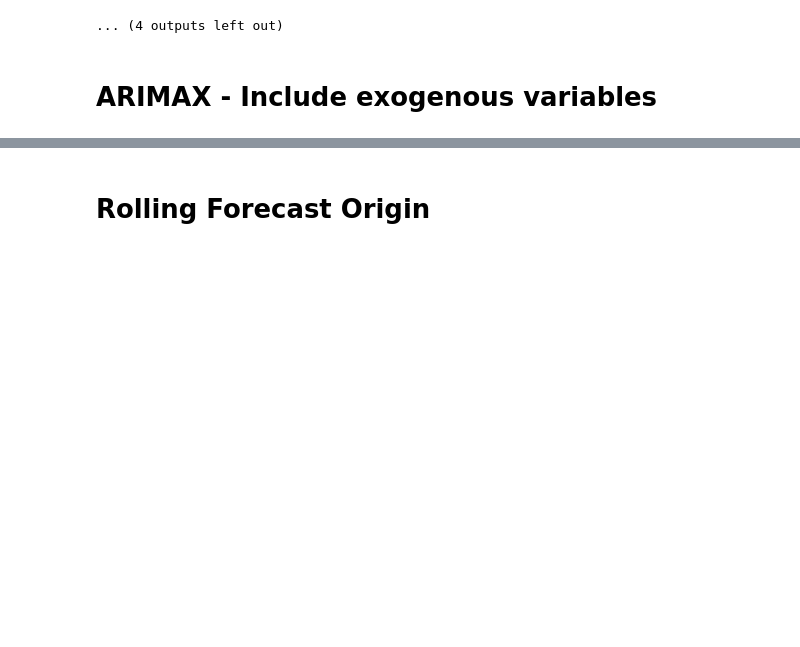
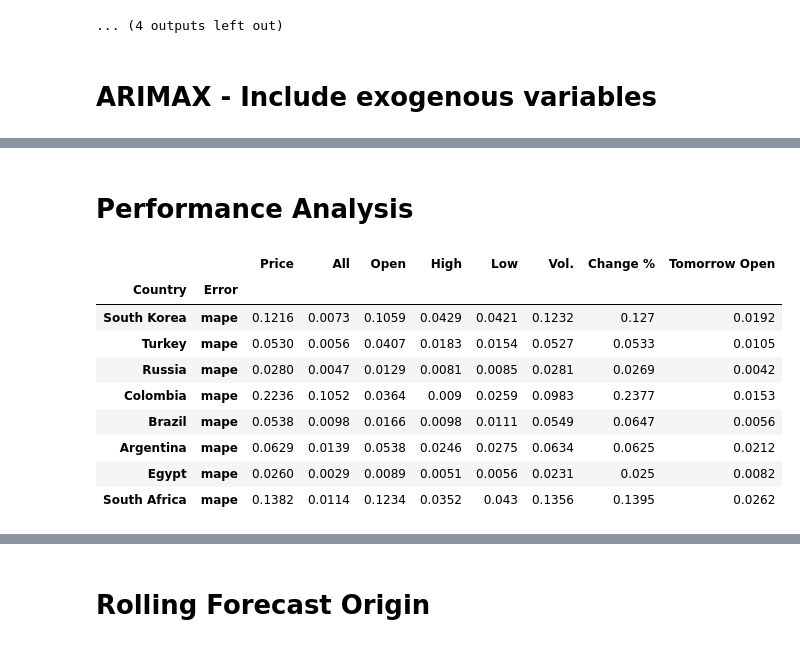
Before and after one commit to Ilvecho/Value-Investor, a Jupyter notebook: Project_5.ipynb, the cells around one changed output, grey strips where cells are left out. Drawn from its saved outputs; the diff is of its cells as text; code cells hidden in the pictures; blank space fills up the shorter version.

Commit message:
All exo variables + performance plot and analysis

```diff
--- a/Project_5.ipynb
+++ b/Project_5.ipynb
@@ -498,3 +499,21 @@ with open('/content/gdrive/MyDrive/P5_files/performance.pkl', 'wb') as handle:
 # %%
 with open('/content/gdrive/MyDrive/P5_files/trained_SARIMAX.pkl', 'wb') as handle:
   pickle.dump(arimax_models, handle)
+# %% [markdown]
+# Performance Analysis
+# %%
+with open('/content/gdrive/MyDrive/P5_files/performance.pkl', 'rb') as handle:
+  performance = pickle.load(handle)
+# %%
+performance.loc[performance.index.get_level_values('Error') =='mape']
+# %% [output]
+|  |  | Price | All | Open | High | Low | Vol. | Change % | Tomorrow Open |
+| Country | Error |  |  |  |  |  |  |  |  |
+| South Korea | mape | 0.1216 | 0.0073 | 0.1059 | 0.0429 | 0.0421 | 0.1232 | 0.127 | 0.0192 |
+| Turkey | mape | 0.0530 | 0.0056 | 0.0407 | 0.0183 | 0.0154 | 0.0527 | 0.0533 | 0.0105 |
+| Russia | mape | 0.0280 | 0.0047 | 0.0129 | 0.0081 | 0.0085 | 0.0281 | 0.0269 | 0.0042 |
+| Colombia | mape | 0.2236 | 0.1052 | 0.0364 | 0.009 | 0.0259 | 0.0983 | 0.2377 | 0.0153 |
+| Brazil | mape | 0.0538 | 0.0098 | 0.0166 | 0.0098 | 0.0111 | 0.0549 | 0.0647 | 0.0056 |
+| Argentina | mape | 0.0629 | 0.0139 | 0.0538 | 0.0246 | 0.0275 | 0.0634 | 0.0625 | 0.0212 |
+| Egypt | mape | 0.0260 | 0.0029 | 0.0089 | 0.0051 | 0.0056 | 0.0231 | 0.025 | 0.0082 |
+| South Africa | mape | 0.1382 | 0.0114 | 0.1234 | 0.0352 | 0.043 | 0.1356 | 0.1395 | 0.0262 |
```
Also changed, not shown: parts of 7 cells of this notebook.
